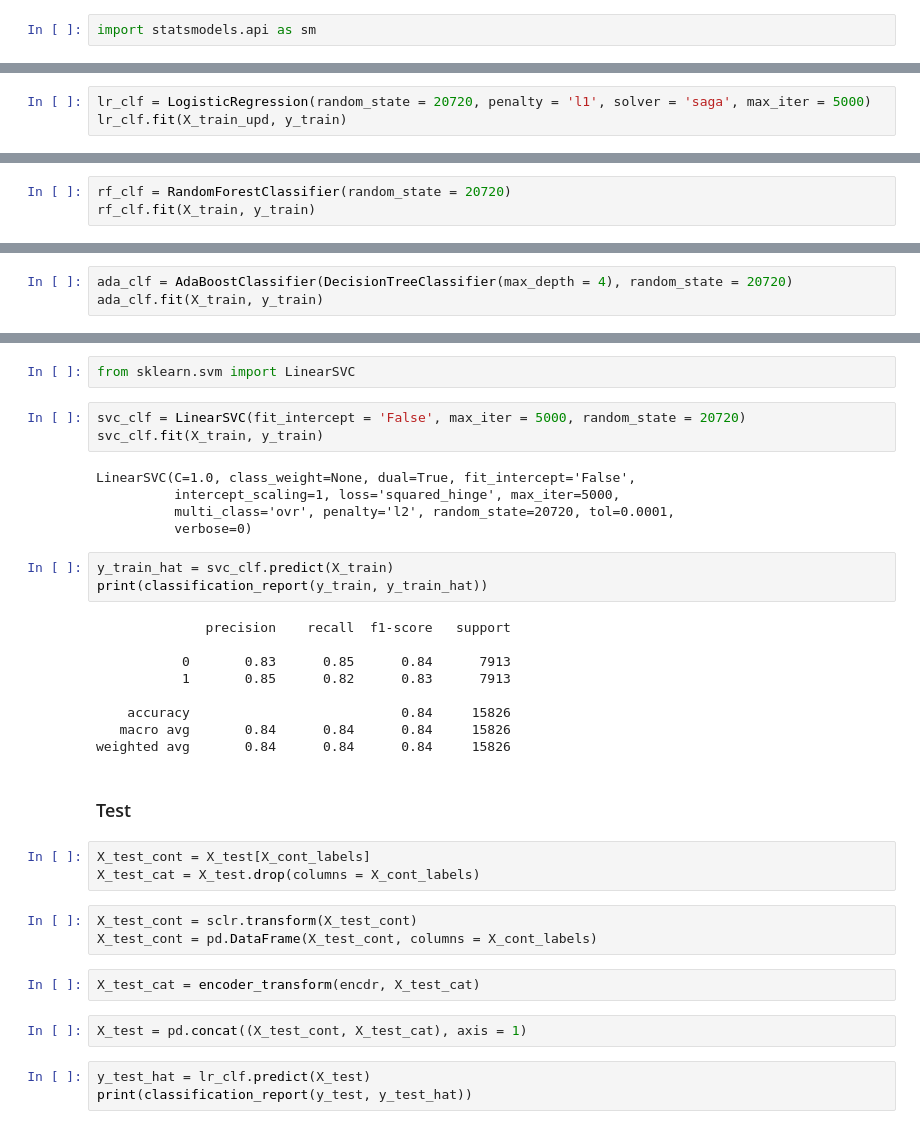
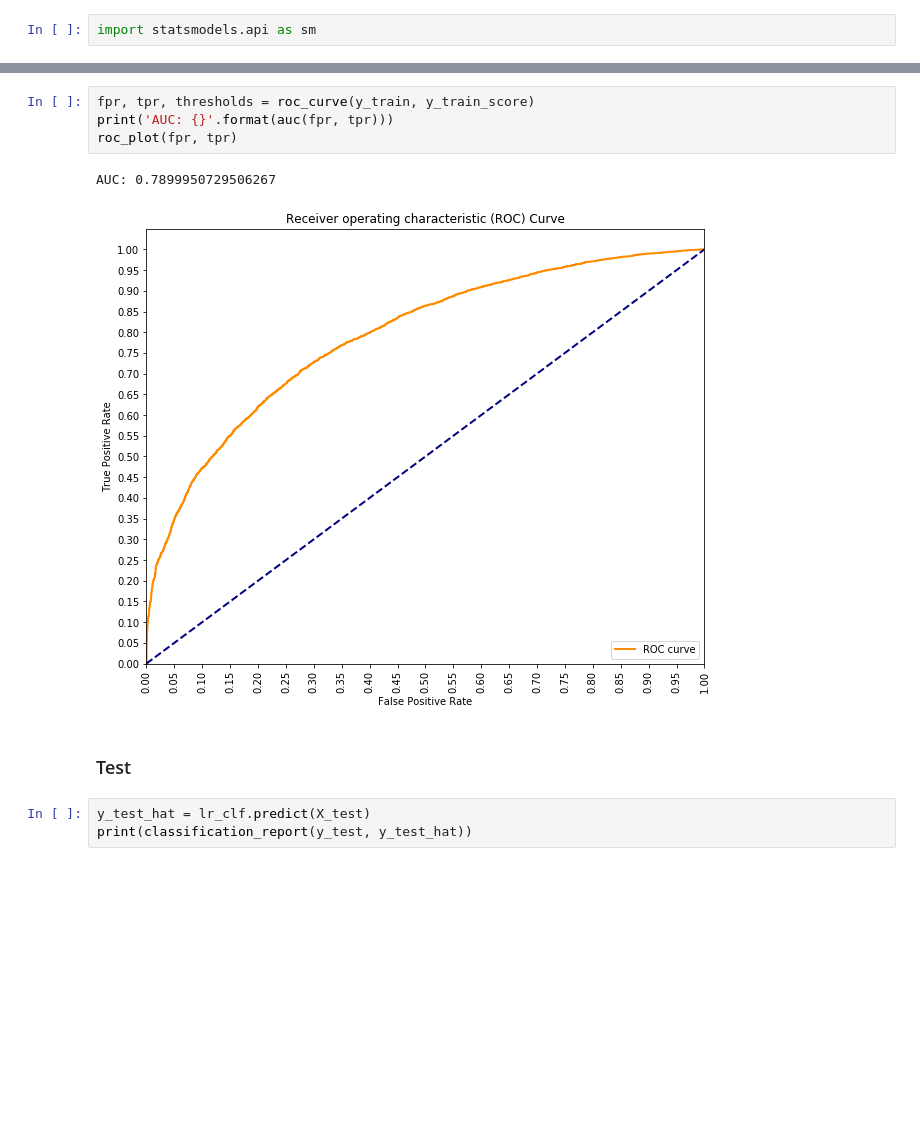
Before and after one commit to anilca-lab/parental-involvement-to-education, a Jupyter notebook: Master_Notebook.ipynb, the cells around one changed output, grey strips where cells are left out. Drawn from its saved outputs; the diff is of its cells as text; blank space fills up the shorter version.

Commit message:
training

```diff
--- a/Master_Notebook.ipynb
+++ b/Master_Notebook.ipynb
@@ -320,3 +348,0 @@ weighted avg       0.83      0.83      0.83     15826
-# %%
-lr_clf = LogisticRegression(random_state = 20720, penalty = 'l1', solver = 'saga', max_iter = 5000)
-lr_clf.fit(X_train_upd, y_train)
@@ -358,3 +348,0 @@ from sklearn.tree import DecisionTreeClassifier
-# %%
-rf_clf = RandomForestClassifier(random_state = 20720)
-rf_clf.fit(X_train, y_train)
@@ -382,3 +348,0 @@ weighted avg       1.00      1.00      1.00     15826
-# %%
-ada_clf = AdaBoostClassifier(DecisionTreeClassifier(max_depth = 4), random_state = 20720)
-ada_clf.fit(X_train, y_train)
@@ -414,37 +349,12 @@ weighted avg       0.98      0.98      0.98     15826
-# %%
-from sklearn.svm import LinearSVC
-# %%
-svc_clf = LinearSVC(fit_intercept = 'False', max_iter = 5000, random_state = 20720)
-svc_clf.fit(X_train, y_train)
-# %% [output]
-LinearSVC(C=1.0, class_weight=None, dual=True, fit_intercept='False',
-          intercept_scaling=1, loss='squared_hinge', max_iter=5000,
-          multi_class='ovr', penalty='l2', random_state=20720, tol=0.0001,
-          verbose=0)
-# %%
-y_train_hat = svc_clf.predict(X_train)
-print(classification_report(y_train, y_train_hat))
-# %% [output]
-              precision    recall  f1-score   support
-
-           0       0.83      0.85      0.84      7913
-           1       0.85      0.82      0.83      7913
-
-    accuracy                           0.84     15826
-   macro avg       0.84      0.84      0.84     15826
-weighted avg       0.84      0.84      0.84     15826
+# %%
+fpr, tpr, thresholds = roc_curve(y_train, y_train_score)
+print('AUC: {}'.format(auc(fpr, tpr)))
+roc_plot(fpr, tpr)
+# %% [output]
+AUC: 0.7899950729506267
+[figure, added]
 # %% [markdown]
 ### Test
-# %%
-X_test_cont = X_test[X_cont_labels]
-X_test_cat = X_test.drop(columns = X_cont_labels)
-# %%
-X_test_cont = sclr.transform(X_test_cont)
-X_test_cont = pd.DataFrame(X_test_cont, columns = X_cont_labels)
-# %%
-X_test_cat = encoder_transform(encdr, X_test_cat)
-# %%
-X_test = pd.concat((X_test_cont, X_test_cat), axis = 1)
 # %%
 y_test_hat = lr_clf.predict(X_test)
 print(classification_report(y_test, y_test_hat))
```
Also changed, not shown: parts of 49 cells of this notebook, 5 other files.
